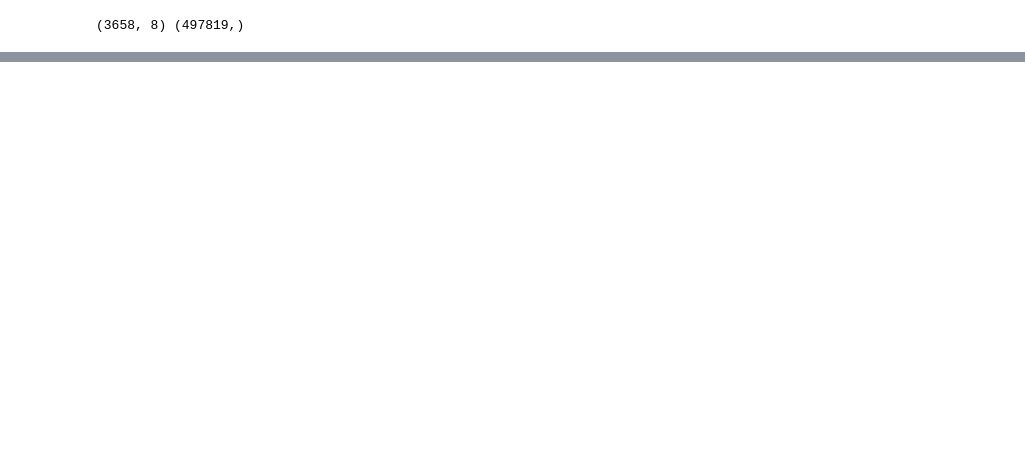
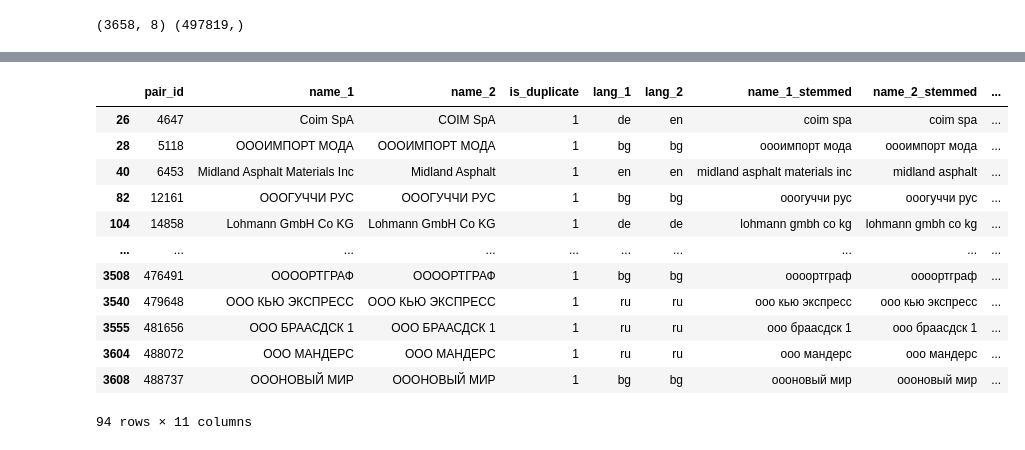
Before and after one commit to NikolayPavlychev/CompanyNamesSimularity, a Jupyter notebook: exploration.ipynb, the cells around one changed output, grey strips where cells are left out. Cells and saved outputs as stored; diff of their text form; code cells hidden in the pictures; blank space fills up the shorter version.

```diff
--- a/exploration.ipynb
+++ b/exploration.ipynb
@@ -164,0 +173,16 @@ print('accuracy_score= ',round(accuracy_score(data_1['is_duplicate'],data_1['tar
+# %%
+dataset_val[dataset_val['target']==1]
+# %% [output]
+|  | pair_id | name_1 | name_2 | is_duplicate | lang_1 | lang_2 | name_1_stemmed | name_2_stemmed | ... |
+| 26 | 4647 | Coim SpA | COIM SpA | 1 | de | en | coim spa | coim spa | ... |
+| 28 | 5118 | ОООИМПОРТ МОДА | ОООИМПОРТ МОДА | 1 | bg | bg | оооимпорт мода | оооимпорт мода | ... |
+| 40 | 6453 | Midland Asphalt Materials Inc | Midland Asphalt | 1 | en | en | midland asphalt materials inc | midland asphalt | ... |
+| 82 | 12161 | ОООГУЧЧИ РУС | ОООГУЧЧИ РУС | 1 | bg | bg | ооогуччи рус | ооогуччи рус | ... |
+| 104 | 14858 | Lohmann GmbH Co KG | Lohmann GmbH Co KG | 1 | de | de | lohmann gmbh co kg | lohmann gmbh co kg | ... |
+| ... | ... | ... | ... | ... | ... | ... | ... | ... | ... |
+| 3508 | 476491 | ООООРТГРАФ | ООООРТГРАФ | 1 | bg | bg | оооортграф | оооортграф | ... |
+| 3540 | 479648 | ООО КЬЮ ЭКСПРЕСС | ООО КЬЮ ЭКСПРЕСС | 1 | ru | ru | ооо кью экспресс | ооо кью экспресс | ... |
+| 3555 | 481656 | ООО БРААСДСК 1 | ООО БРААСДСК 1 | 1 | ru | ru | ооо браасдск 1 | ооо браасдск 1 | ... |
+| 3604 | 488072 | ООО МАНДЕРС | ООО МАНДЕРС | 1 | ru | ru | ооо мандерс | ооо мандерс | ... |
+| 3608 | 488737 | ОООНОВЫЙ МИР | ОООНОВЫЙ МИР | 1 | bg | bg | оооновый мир | оооновый мир | ... |
+94 rows × 11 columns
```
Also changed, not shown: parts of 8 cells of this notebook.
